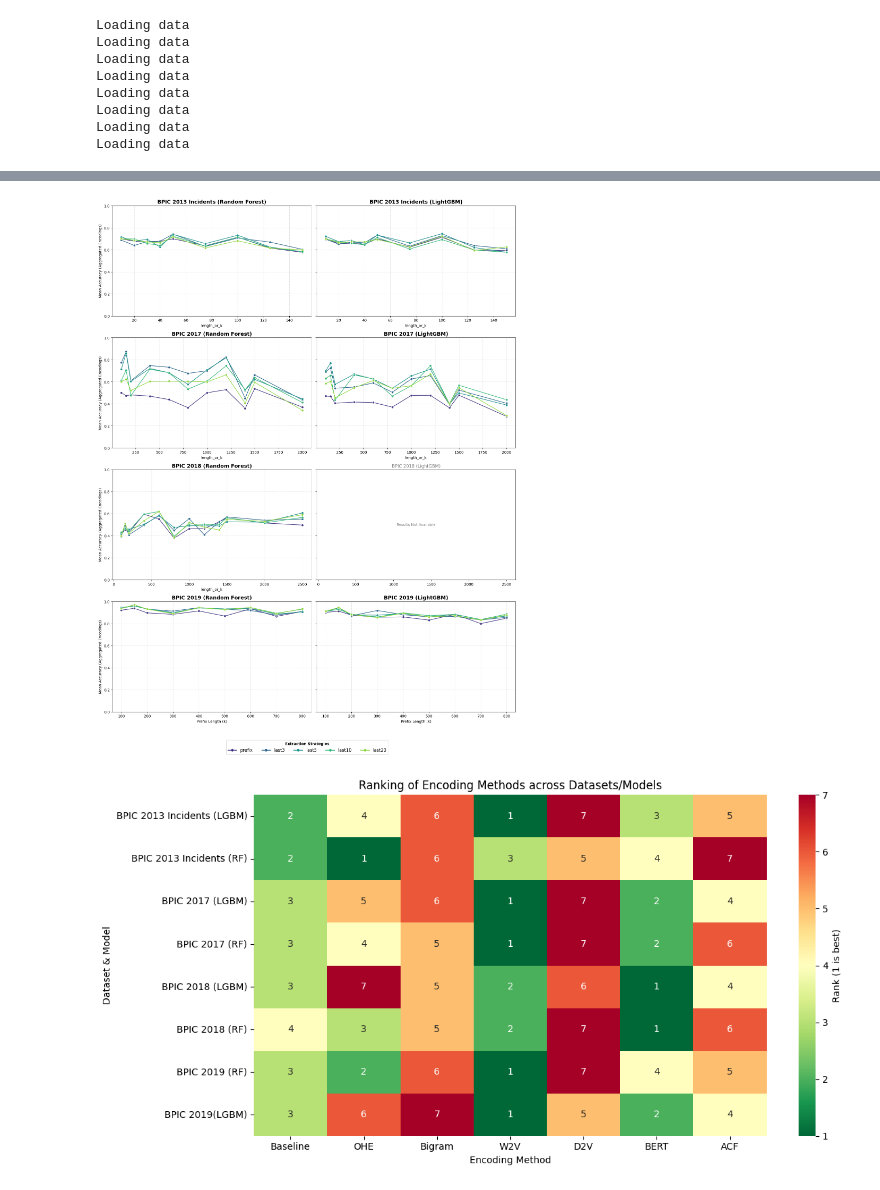
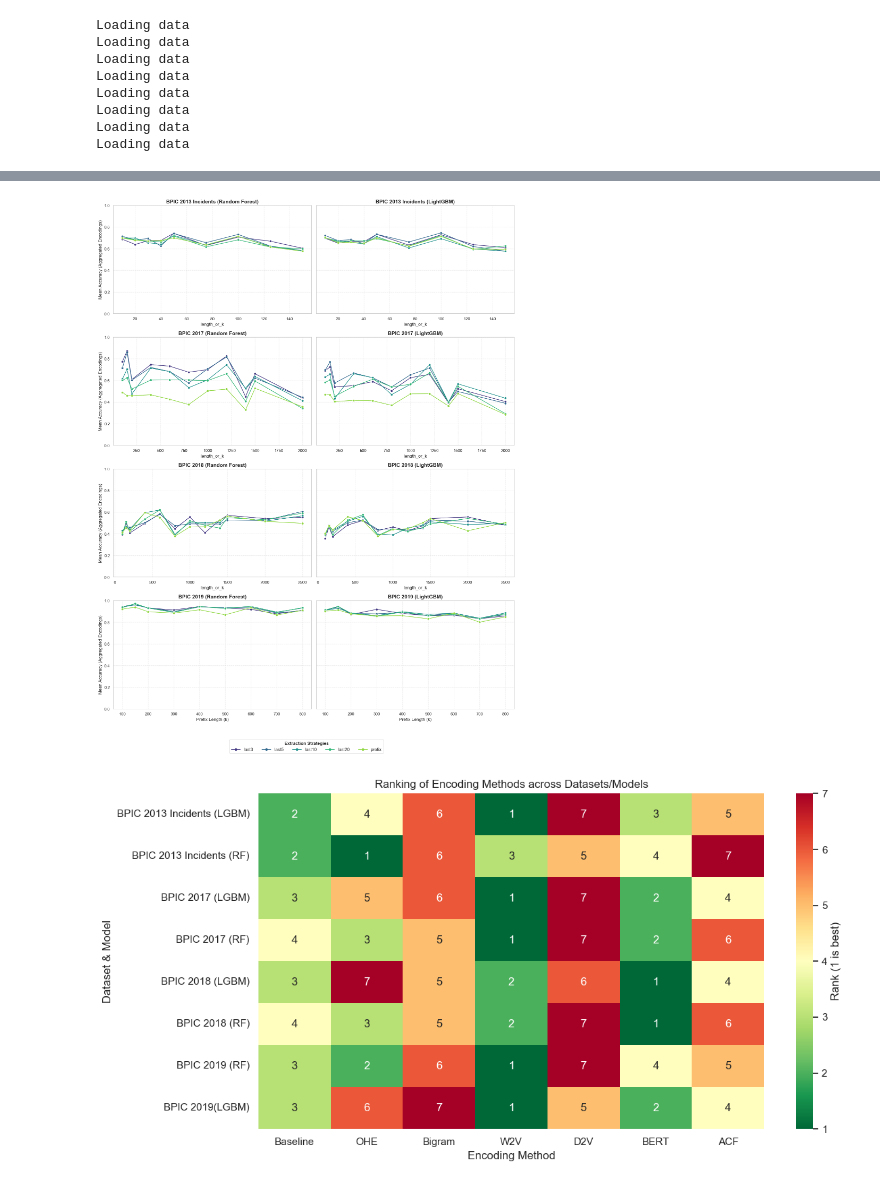
Before and after one commit to GijsCK/Resource-Centric-NAP, a Jupyter notebook: data_analysis.ipynb, the cells around one changed output, grey strips where cells are left out. Saved outputs shown, nothing was run; the diff lists cells and outputs as text; code cells hidden in the pictures.

Commit message:
Added complexity measures, all visualizations

```diff
--- a/data_analysis.ipynb
+++ b/data_analysis.ipynb
@@ -283,6 +229,38 @@ model_names = ["Random Forest", "LightGBM"]
 # sharex='row' allows different x-scales per dataset
 fig, axes = plt.subplots(4, 2, figsize=(16, 22), sharey=True, sharex='row')
 
+
+# --- Print average accuracy per encoding method per dataset ---
+print("=" * 60)
+print("Average Accuracy per Encoding Method per Dataset")
+print("=" * 60)
+
+for row in range(4):
+    dataset_results = {}
+
+    for col in range(2):
+        df_curr = grid_dfs[row][col]
+
+        if df_curr is not None:
+            filtered = df_curr[df_curr['strategy'].isin(['prefix', 'last3', 'last5', 'last10', 'last20'])].copy()
+            filtered['accuracy'] = filtered['accuracy'].apply(lambda x: x/1000 if x > 1 else x)
+            avg_per_method = filtered.groupby('method')['accuracy'].mean()
+            dataset_results[model_names[col]] = avg_per_method
+
+    print(f"\n📊 Dataset: {dataset_names[row]}")
+    print("-" * 50)
+
+    # Combine both models into a summary table
+    summary_df = pd.DataFrame(dataset_results)
+    summary_df.index.name = 'Method'
+
+    # Reindex to keep custom order, drop missing
+    summary_df = summary_df.reindex([m for m in custom_order if m in summary_df.index])
+    summary_df['Overall Avg'] = summary_df.mean(axis=1)
+    summary_df = summary_df.round(4)
+
+    print(summary_df.to_string())
+
 for row in range(4):
     for col in range(2):
         ax = axes[row, col]
@@ -295,6 +273,7 @@ for row in range(4):
             filtered['accuracy'] = filtered['accuracy'].apply(lambda x: x/1000 if x > 1 else x)
 
             plot_data = filtered.groupby(['length_or_k', 'method'])['accuracy'].mean().reset_index()
+            print(plot_data)
 
             # Change this in your lineplot call for axes[0,0] only (or all of them):
             sns.lineplot(
@@ -341,6 +320,6 @@ fig.legend(
 # rect=[left, bottom, right, top] - we lift the 'bottom' to 0.08 to make room for legend
 plt.tight_layout(rect=[0, 0.08, 1, 0.98])
 
-plt.savefig(f"plots/4x2_consistent_prefix_results.png", dpi=300)
+#plt.savefig(f"plots/4x2_consistent_prefix_results.png", dpi=300)
 plt.show()
 # %% [output]
@@ -361,14 +349,14 @@ import os
 from matplotlib.lines import Line2D # Needed to build the legend manually
 
 # 1. Configuration
-strategy_order = ['prefix', 'last3', 'last5', 'last10', 'last20']
+strategy_order = ['last3', 'last5', 'last10', 'last20', 'prefix']
 # Using a clear, distinct color palette
 strategy_colors = sns.color_palette("viridis", len(strategy_order))
 strat_color_map = dict(zip(strategy_order, strategy_colors))
 
 grid_dfs = [
     [df1rf, df1lgbm], [df2rf, df2lgbm],
-    [df3rf, None],    [df4rf, df4lgbm]
+    [df3rf, df3lgbm],    [df4rf, df4lgbm]
 ]
 dataset_names = ["BPIC 2013 Incidents", "BPIC 2017", "BPIC 2018", "BPIC 2019"]
 model_names = ["Random Forest", "LightGBM"]
@@ -414,34 +402,34 @@ for row in range(4):
             ax.set_title(f"{dataset_names[row]} ({model_names[col]})", color='gray')
 
 # 3. GLOBAL STYLING
 plt.ylim(0.0, 1.0)
 
 # This creates a list of "dummy" lines with the right colors and labels
 legend_elements = [
     Line2D([0], [0], color=strat_color_map[strat], lw=2, marker='o', label=strat)
     for strat in strategy_order
 ]
 
 # Create the Horizontal Legend using the manual elements
 fig.legend(
     handles=legend_elements,
     loc='lower center',
     bbox_to_anchor=(0.5, 0.02),
     ncol=len(strategy_order),
     title='Extraction Strategies',
     title_fontproperties={'weight':'bold'},
     frameon=True,
     fontsize=12
 )
 
 # 5. FINAL LAYOUT ADJUSTMENTS
 # rect=[left, bottom, right, top] - ensure bottom is high enough (0.07) for the legend
 plt.tight_layout(rect=[0, 0.07, 1, 0.98])
 
 plt.savefig(f"{save_path}/4x2_strategy_lineplot_fixed_legend_zoomed_out.png", dpi=300)
 plt.show()
 # %% [output]
-[figure, old version]
+[figure, new version]
 # %%
 import pandas as pd
 import seaborn as sns
@@ -494,7 +482,7 @@ plt.ylabel('Dataset & Model')
 plt.tight_layout()
 plt.show()
 # %% [output]
-[figure, old version]
+[figure, new version]
 # %%
 import pandas as pd
 import matplotlib.pyplot as plt
```
Also changed, not shown: parts of 5 cells of this notebook, 13 other files.
